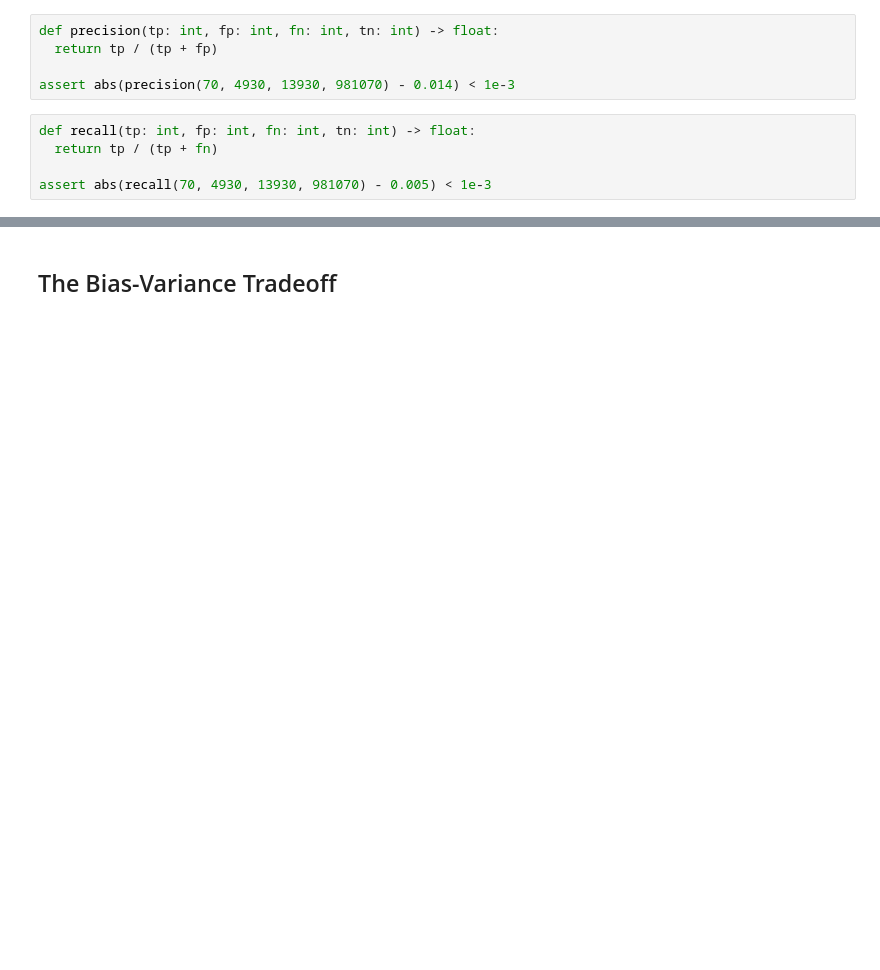
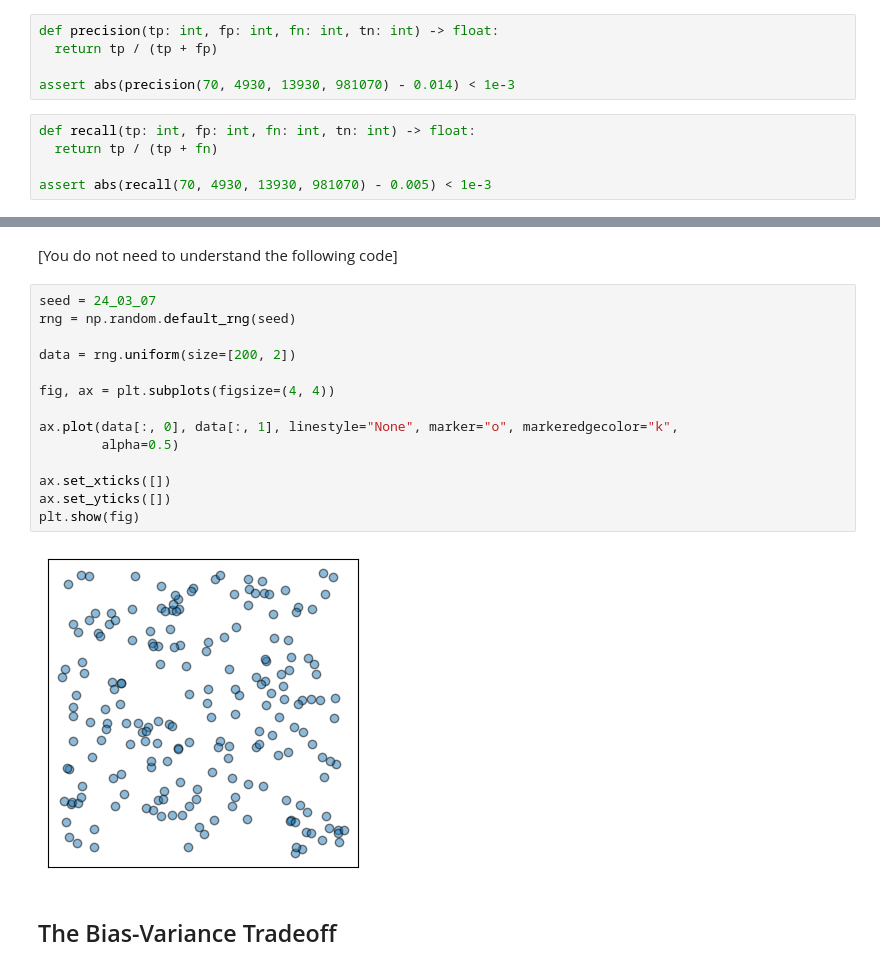
Before and after one commit to LugoBlogger/AK-201-426-data-science, a Jupyter notebook: ch-11-machine-learning.ipynb, the cells around one changed output, grey strips where cells are left out. Drawn from its saved outputs; the diff is of its cells as text; blank space fills up the shorter version.

```diff
--- a/ch-11-machine-learning.ipynb
+++ b/ch-11-machine-learning.ipynb
@@ -271,2 +346,20 @@ def f1_score(tp: int, fp: int, fn: int, tn: int) -> float:
+# %% [markdown]
+[You do not need to understand the following code]
+# %%
+seed = 24_03_07
+rng = np.random.default_rng(seed)
+
+data = rng.uniform(size=[200, 2])
+
+fig, ax = plt.subplots(figsize=(4, 4))
+
+ax.plot(data[:, 0], data[:, 1], linestyle="None", marker="o", markeredgecolor="k",
+        alpha=0.5)
+
+ax.set_xticks([])
+ax.set_yticks([])
+plt.show(fig)
+# %% [output]
+[figure, added]
 # %% [markdown]
 ## The Bias-Variance Tradeoff
```
Also changed, not shown: parts of 18 cells of this notebook, 3 other files.
